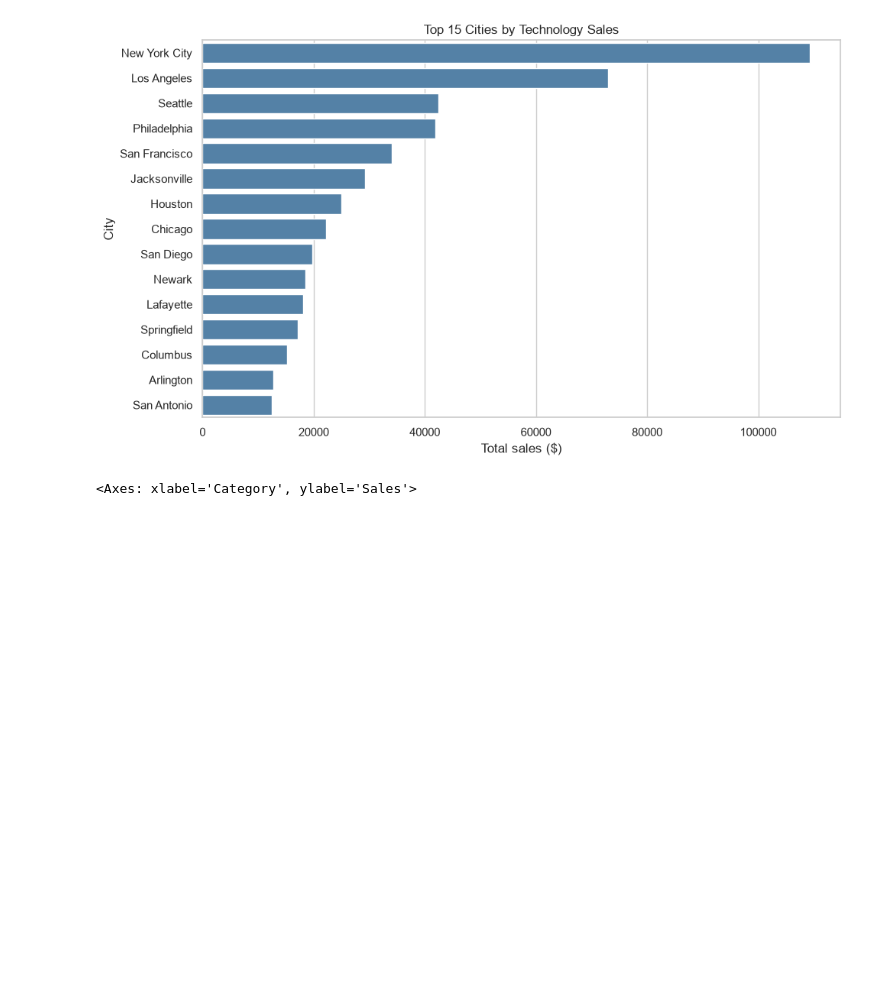
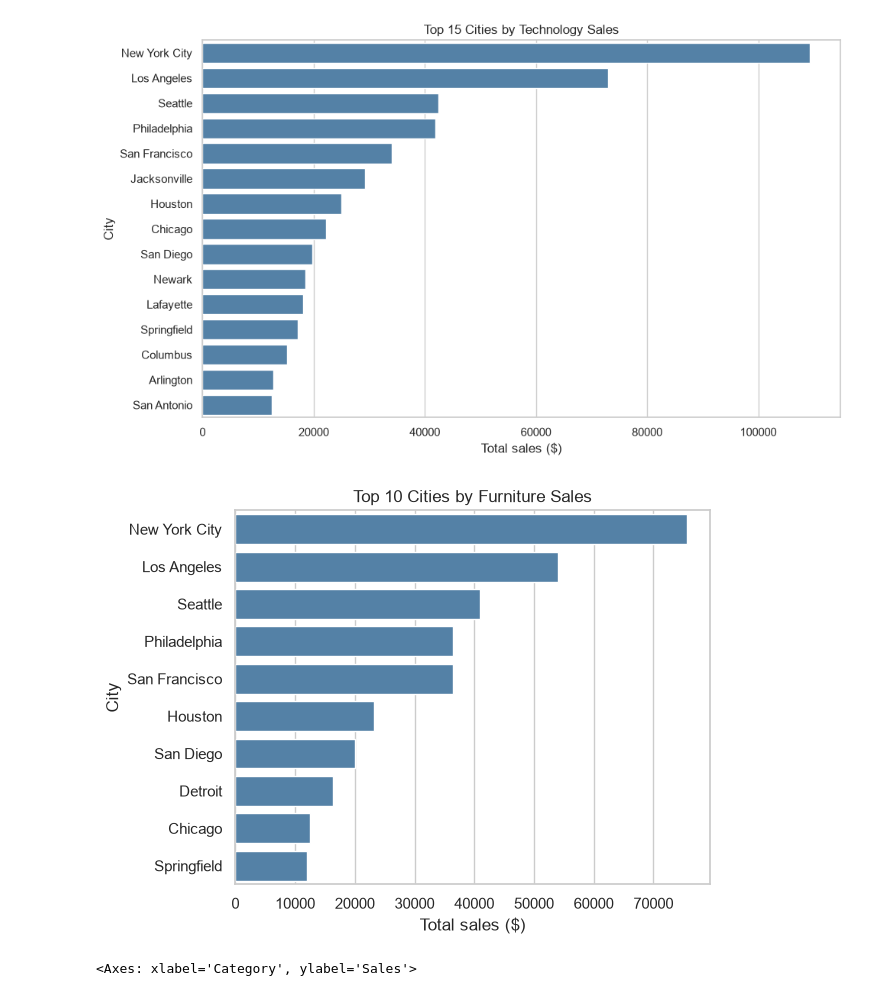
Before and after one commit to Aryanbhayji/Data_Analysis, a Jupyter notebook: test_1.ipynb, the cells around one changed output. Saved outputs shown, nothing was run; the diff lists cells and outputs as text; code cells hidden in the pictures; blank space fills up the shorter version.

```diff
--- a/test_1.ipynb
+++ b/test_1.ipynb
@@ -109,6 +181,21 @@ plt.show()
 | 10 | Arlington | 12797.406 |
 | 281 | San Antonio | 12401.626 |
 [figure]
+# %%
+technology_by_city = (
+    data[data["Category"] == "Furniture"].groupby("City", as_index=False)["Sales"].sum().sort_values("Sales", ascending=False)
+)
+
+top_10_cities = technology_by_city.head(10)
+
+sns.barplot(data=top_10_cities, x="Sales", y="City", color="steelblue")
+plt.xlabel("Total sales ($)")
+plt.ylabel("City")
+plt.title("Top 10 Cities by Furniture Sales")
+plt.tight_layout()
+plt.show()
+# %% [output]
+[figure, added]
 # %%
 sns.barplot(x='Category', y='Sales', data=data ,hue="Region")
 # %% [output]
```
Also changed, not shown: parts of 3 cells of this notebook.
